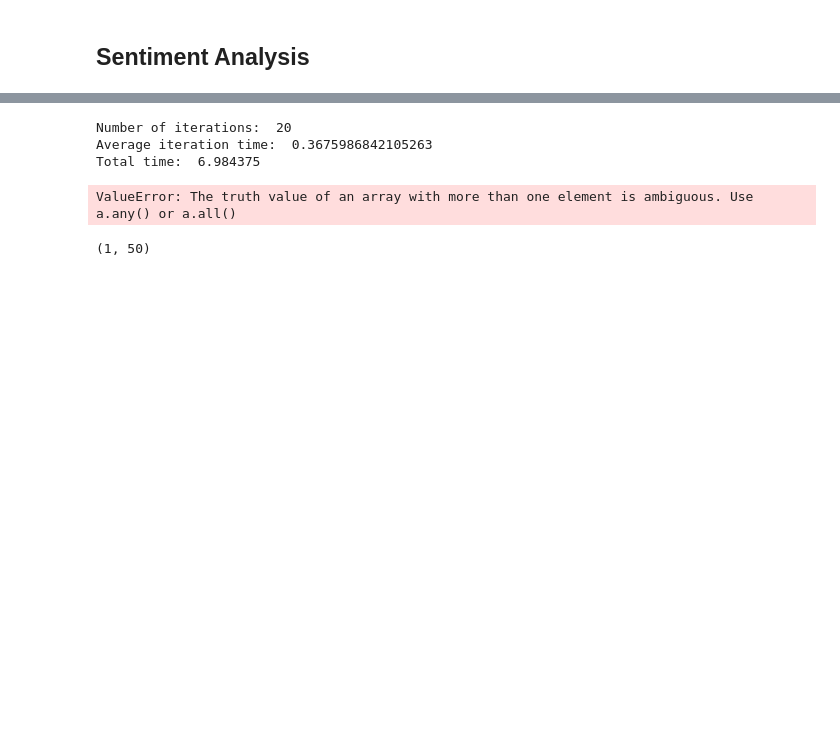
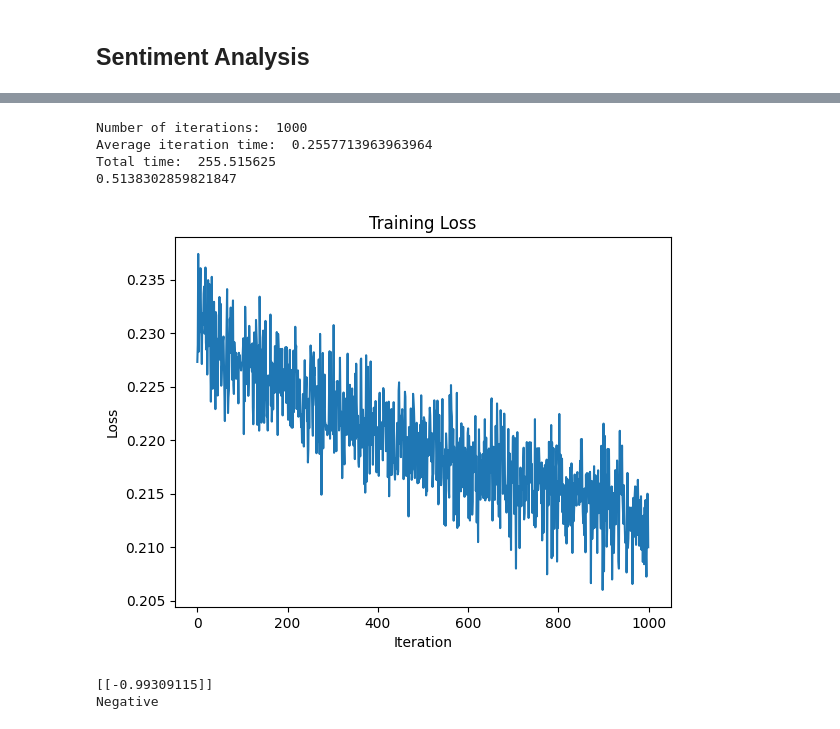
Before and after one commit to ksananth4424/ML_IISc, a Jupyter notebook: Sentiment_model/model_glove_50d.ipynb, the cells around one changed output, grey strips where cells are left out. Saved outputs shown, nothing was run; the diff lists cells and outputs as text; code cells hidden in the pictures; blank space fills up the shorter version.

```diff
--- a/Sentiment_model/model_glove_50d.ipynb
+++ b/Sentiment_model/model_glove_50d.ipynb
@@ -230,7 +230,8 @@ def load_network():
     # Mapping of activation function names to classes
     activation_fn_mapping = {
         "Sigmoid": Sigmoid,
-        "Tanh": Tanh
+        "Tanh": Tanh,
+        "ReLU": ReLU
     }
 
     # Get the actual classes based on the names read from the file
@@ -273,9 +274,11 @@ def get_vector_of_sentence(sentence, model):
 # %% [markdown]
 ## Load SST2 Dataset and make the required adjustments
 # %%
+# from datasets import load_dataset
+# ds = load_dataset("stanfordnlp/sst2")
+
 from datasets import load_dataset
-
-ds = load_dataset("stanfordnlp/sst2")
+ds = load_dataset("cornell-movie-review-data/rotten_tomatoes")
 # %%
 from datasets import concatenate_datasets
 combined_dataset = concatenate_datasets([ds['train'], ds['validation'], ds['test']])
@@ -294 +285,23 @@ test_data = [((x), int(y)) for x, y in zip(X_test, y_test)]
+# %%
+# Vectorize all sentences
+# sentence_vectors = [get_vector_of_sentence(item['sentence'], model) for item in combined_dataset]
+sentence_vectors = [get_vector_of_sentence(item['text'], model) for item in combined_dataset]
+
+# Extract labels
+labels = [item['label'] for item in combined_dataset]
+
+# Split into training and test sets
+X_train_sentence, X_test_sentence, y_train, temp_y_test = train_test_split(sentence_vectors, labels, test_size=0.2, random_state=42)
+
+# Convert lists to NumPy arrays for compatibility with many ML libraries
+X_train = np.array(X_train_sentence)
+y_train = np.array(y_train)
+X_test = np.array(X_test_sentence)
+y_test = np.array(temp_y_test)
+
+test_inputs = [np.reshape(x, (len(x), 1)) for x in X_test_sentence]
+test_results = [np.reshape(y, (1, 1)) for y in temp_y_test]
+test_data = list(zip(test_inputs, test_results))
+
+training_data = list(zip(X_train, y_train))
 # %%
@@ -308,11 +321,11 @@ net = load_network()
 # %%
 n = len(training_data)
-k = n//10
+k = n//2
 
-initial_eta = 0.01
+initial_eta = 0.001
 decay_rate = 0.96
 decay_step = 100
-decay = 0.002
+decay = 0.001
 
 iterations = 1
 losses = []
@@ -323,44 +336,52 @@ while True:
     time1 = time.process_time()
     random_seed = random.randint(0, n)
     np.random.seed(random_seed)
-    indices = np.random.choice(n, k, replace=True)
+    indices = np.random.choice(n, k, replace=False)
     temp_X_train = X_train[indices]
     temp_y_train = y_train[indices]
     training_inputs = [np.reshape(x, (len(x), 1)) for x in temp_X_train]
     training_results = [np.reshape(y, (1, 1)) for y in temp_y_train]
     temp_training_data = list(zip(training_inputs, training_results))
 
     eta = initial_eta / (1 + decay * iterations)
     # eta = initial_eta * decay_rate ** (iterations / decay_step)
     net.train(temp_training_data, 1, eta)
-    # net.train(training_data, 1, eta)
     temp = Network.loss(net, temp_training_data)
     losses.append(temp)
     # if abs(temp - previous_loss) < 1e-7 or iterations == 8000:
     #     break
-    if(iterations == 20):
+    if(iterations == 1000):
        break
     previous_loss = temp
     iterations += 1
     time2 = time.process_time()
     iteration_time.append(time2 - time1)
 
 print("Number of iterations: ", iterations)
 print("Average iteration time: ", np.mean(iteration_time))
 print("Total time: ", np.sum(iteration_time))
 print(net.test(test_data))
 plt.figure()
 plt.plot(losses)
 plt.xlabel('Iteration')
 plt.ylabel('Loss')
 plt.title('Training Loss')
 plt.show()
 # %% [output]
-Number of iterations:  20
-Average iteration time:  0.3675986842105263
-Total time:  6.984375
+Number of iterations:  1000
+Average iteration time:  0.2557713963963964
+Total time:  255.515625
+0.5138302859821847
-ValueError: The truth value of an array with more than one element is ambiguous. Use a.any() or a.all()
+[figure, added]
-# %%
-net.feedforward(X_test[0][0]).shape
-# %% [output]
-(1, 50)
+# %%
+temp = get_vector_of_sentence("satisfied", model)
+temp = np.reshape(temp, (len(temp), 1))
+prediction = net.feedforward(temp)
+print(prediction)
+if prediction >= 0:
+    print("Positive")
+else:
+    print("Negative")
+# %% [output]
+[[-0.99309115]]
+Negative
```
Also changed, not shown: parts of 7 cells of this notebook, 3 other files.
